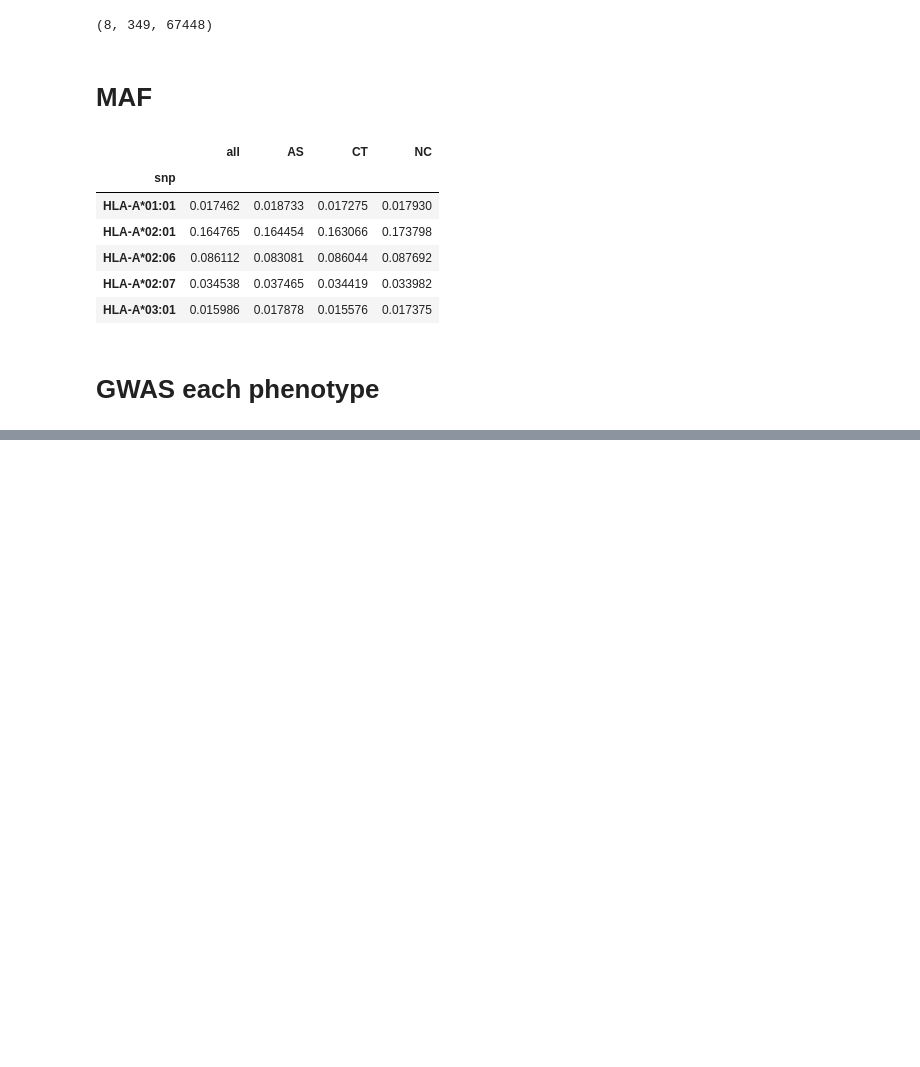
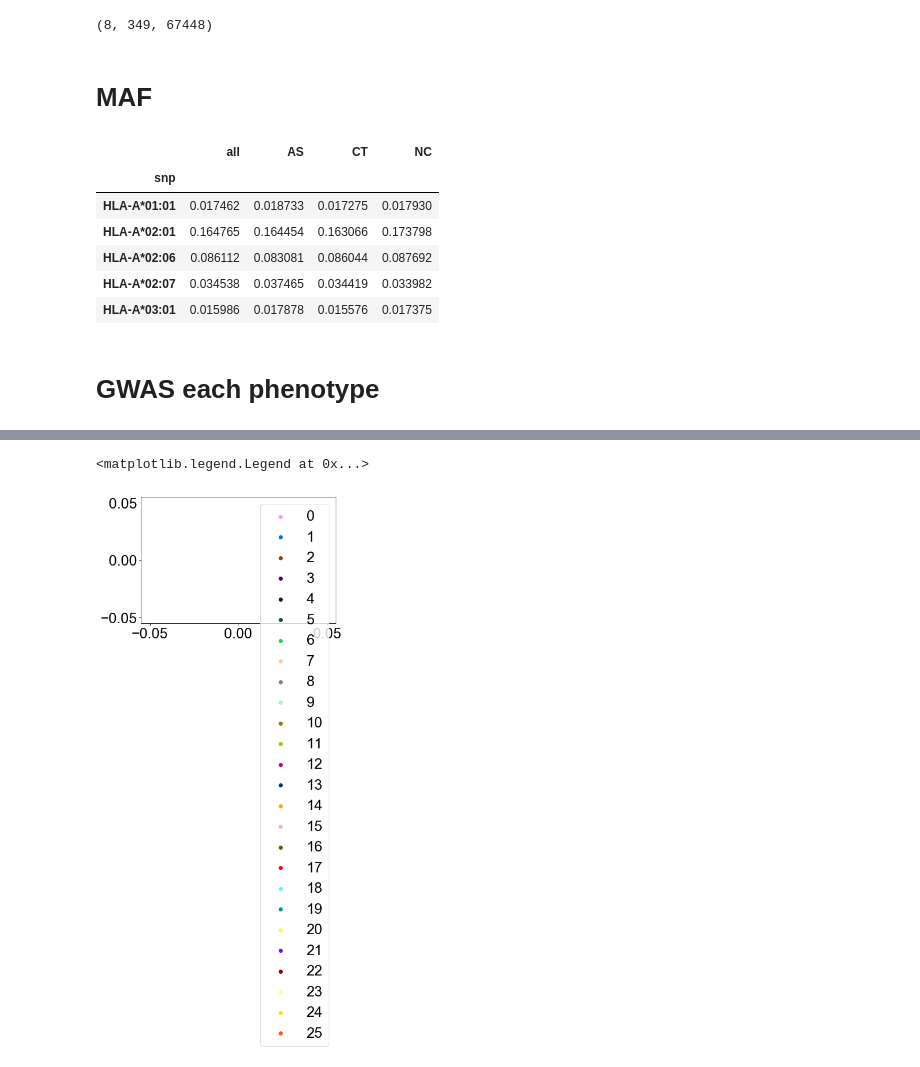
Before and after one commit to chanwkimlab/MHC_Kor_Assoc, a Jupyter notebook: 8_result.ipynb, the cells around one changed output, grey strips where cells are left out. Saved outputs shown, nothing was run; the diff lists cells and outputs as text; code cells hidden in the pictures; blank space fills up the shorter version.

Commit message:
figure updated

```diff
--- a/8_result.ipynb
+++ b/8_result.ipynb
@@ -71,0 +117,4 @@ phenotype_info
+# %%
+conversion_manual=pd.read_csv(conversion_manual_path,sep='\t')
+conversion_manual=conversion_manual[~conversion_manual['phenotype_code'].isnull()]
+conversion_manual.head()
@@ -313,0 +802,66 @@ result_merge
+# %%
+def DiscretePalette(n, palette=None):
+    palettes={
+                'alphabet':[
+                  "#F0A0FF", "#0075DC", "#993F00", "#4C005C", "#191919", "#005C31",
+                  "#2BCE48", "#FFCC99", "#808080", "#94FFB5", "#8F7C00", "#9DCC00",
+                  "#C20088", "#003380", "#FFA405", "#FFA8BB", "#426600", "#FF0010",
+                  "#5EF1F2", "#00998F", "#E0FF66", "#740AFF", "#990000", "#FFFF80",
+                  "#FFE100", "#FF5005"
+                ],
+                'alphabet2':[
+                  "#AA0DFE", "#3283FE", "#85660D", "#782AB6", "#565656", "#1C8356",
+                  "#16FF32", "#F7E1A0", "#E2E2E2", "#1CBE4F", "#C4451C", "#DEA0FD",
+                  "#FE00FA", "#325A9B", "#FEAF16", "#F8A19F", "#90AD1C", "#F6222E",
+                  "#1CFFCE", "#2ED9FF", "#B10DA1", "#C075A6", "#FC1CBF", "#B00068",
+                  "#FBE426", "#FA0087"
+                ],
+                'glasbey':[
+                  "#0000FF", "#FF0000", "#00FF00", "#000033", "#FF00B6", "#005300",
+                  "#FFD300", "#009FFF", "#9A4D42", "#00FFBE", "#783FC1", "#1F9698",
+                  "#FFACFD", "#B1CC71", "#F1085C", "#FE8F42", "#DD00FF", "#201A01",
+                  "#720055", "#766C95", "#02AD24", "#C8FF00", "#886C00", "#FFB79F",
+                  "#858567", "#A10300", "#14F9FF", "#00479E", "#DC5E93", "#93D4FF",
+                  "#004CFF", "#F2F318"
+                ],
+                'polychrome':[
+                  "#5A5156", "#E4E1E3", "#F6222E", "#FE00FA", "#16FF32", "#3283FE",
+                  "#FEAF16", "#B00068", "#1CFFCE", "#90AD1C", "#2ED9FF", "#DEA0FD",
+                  "#AA0DFE", "#F8A19F", "#325A9B", "#C4451C", "#1C8356", "#85660D",
+                  "#B10DA1", "#FBE426", "#1CBE4F", "#FA0087", "#FC1CBF", "#F7E1A0",
+                  "#C075A6", "#782AB6", "#AAF400", "#BDCDFF", "#822E1C", "#B5EFB5",
+                  "#7ED7D1", "#1C7F93", "#D85FF7", "#683B79", "#66B0FF", "#3B00FB"
+                ],
+                'stepped':[
+                  "#990F26", "#B33E52", "#CC7A88", "#E6B8BF", "#99600F", "#B3823E",
+                  "#CCAA7A", "#E6D2B8", "#54990F", "#78B33E", "#A3CC7A", "#CFE6B8",
+                  "#0F8299", "#3E9FB3", "#7ABECC", "#B8DEE6", "#3D0F99", "#653EB3",
+                  "#967ACC", "#C7B8E6", "#333333", "#666666", "#999999", "#CCCCCC"
+                ]
+            }
+    if palette is None:
+        if n<=26:
+            palette="alphabet"
+        elif n<=32:
+            palette="glasbey"
+        else:
+            palette="polychrome"
+
+    palette_array= palettes[palette]
+    #print(len(palette_array))
+    assert n<=len(palette_array), "Not enough colours in specified palette"
+
+    return np.array(palette_array)[np.arange(n)]
+
+
+color_list=DiscretePalette(26)
+for idx,color in enumerate(color_list):
+    plt.scatter([],[],c=color,label=idx)
+plt.legend()
+#plt.sca
+#pd.DataFrame({'color':color_list,
+#             'x':np.arange(len(color_list))
+#             }).plot.scatter(x='x',y='x',c='color')
+# %% [output]
+<matplotlib.legend.Legend at 0x...>
+[figure, added]
```
Also changed, not shown: parts of 158 cells of this notebook, 4 other files.
